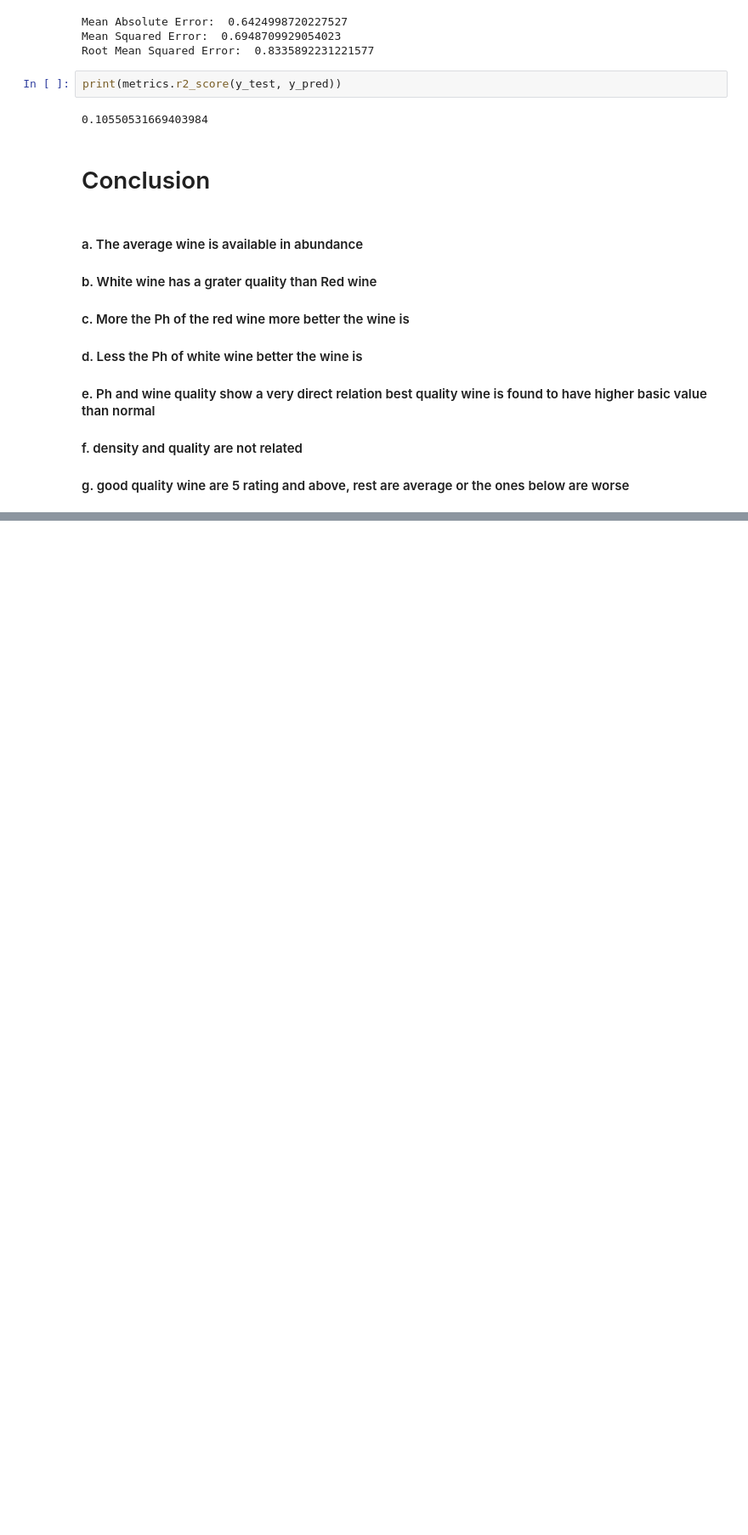
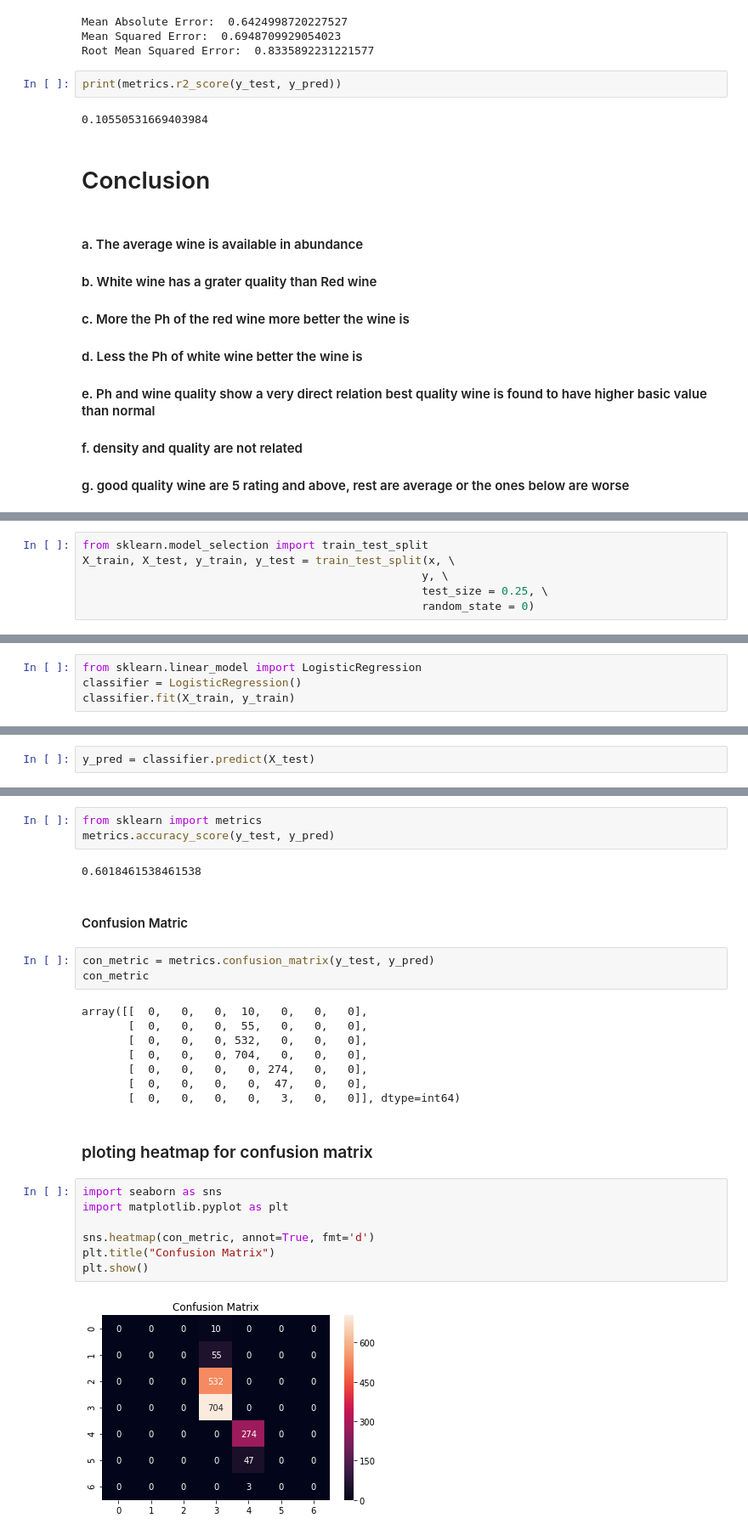
Before and after one commit to War10c3/Pyhton-Project, a Jupyter notebook: Untitled1.ipynb, the cells around one changed output, grey strips where cells are left out. Shown at 85% size. Saved outputs shown, nothing was run; the diff lists cells and outputs as text; blank space fills up the shorter version.

Commit message:
Add files via upload
WIth Regression,Heat maps and matrices

```diff
--- a/Untitled1.ipynb
+++ b/Untitled1.ipynb
@@ -523,0 +537,6 @@ print(metrics.r2_score(y_test, y_pred))
+# %%
+from sklearn.model_selection import train_test_split
+X_train, X_test, y_train, y_test = train_test_split(x, \
+                                                   y, \
+                                                   test_size = 0.25, \
+                                                   random_state = 0)
@@ -523,0 +545,4 @@ print(metrics.r2_score(y_test, y_pred))
+# %%
+from sklearn.linear_model import LogisticRegression
+classifier = LogisticRegression()
+classifier.fit(X_train, y_train)
@@ -523,0 +554,2 @@ print(metrics.r2_score(y_test, y_pred))
+# %%
+y_pred = classifier.predict(X_test)
@@ -523,0 +560,29 @@ print(metrics.r2_score(y_test, y_pred))
+# %%
+from sklearn import metrics
+metrics.accuracy_score(y_test, y_pred)
+# %% [output]
+0.6018461538461538
+# %% [markdown]
+#### Confusion Matric
+# %%
+con_metric = metrics.confusion_matrix(y_test, y_pred)
+con_metric
+# %% [output]
+array([[  0,   0,   0,  10,   0,   0,   0],
+       [  0,   0,   0,  55,   0,   0,   0],
+       [  0,   0,   0, 532,   0,   0,   0],
+       [  0,   0,   0, 704,   0,   0,   0],
+       [  0,   0,   0,   0, 274,   0,   0],
+       [  0,   0,   0,   0,  47,   0,   0],
+       [  0,   0,   0,   0,   3,   0,   0]], dtype=int64)
+# %% [markdown]
+### ploting heatmap for confusion matrix
+# %%
+import seaborn as sns
+import matplotlib.pyplot as plt
+
+sns.heatmap(con_metric, annot=True, fmt='d')
+plt.title("Confusion Matrix")
+plt.show()
+# %% [output]
+[figure, added]
```
Also changed, not shown: parts of 11 cells of this notebook.
